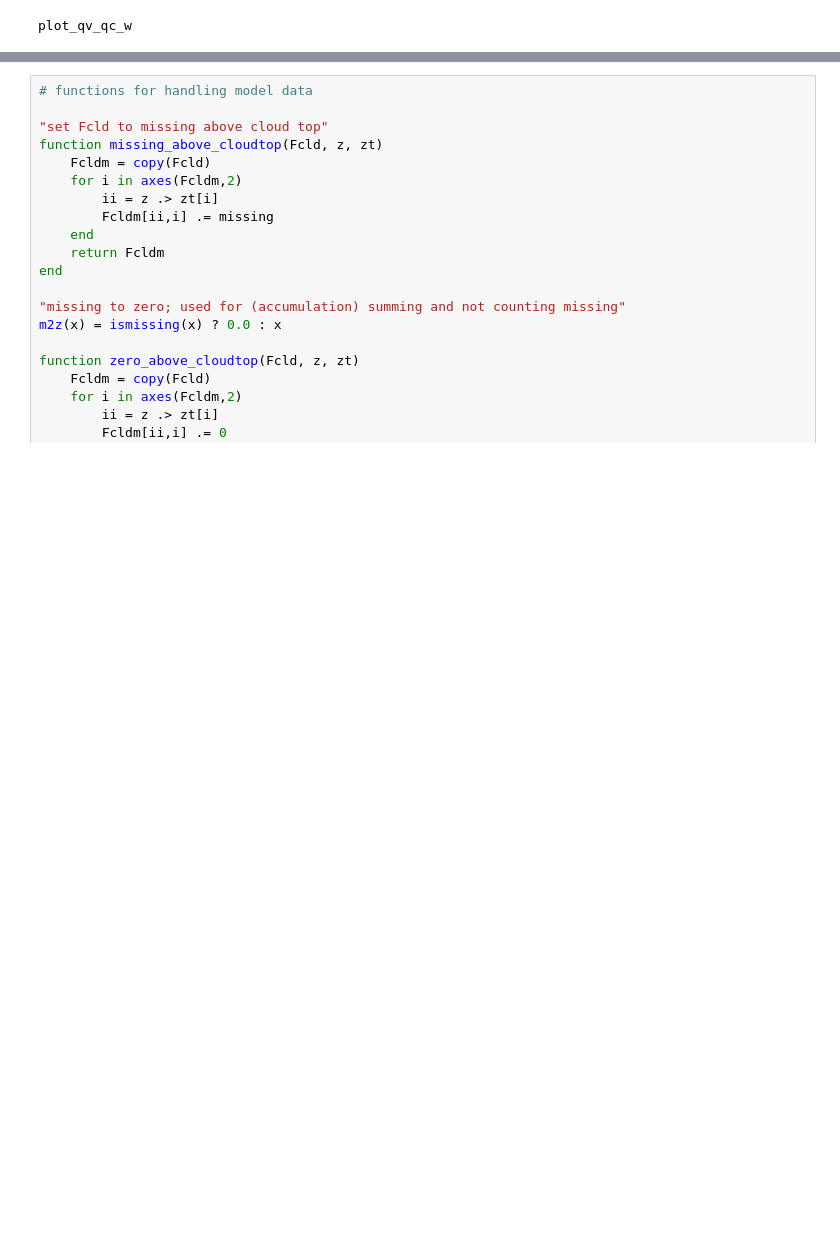
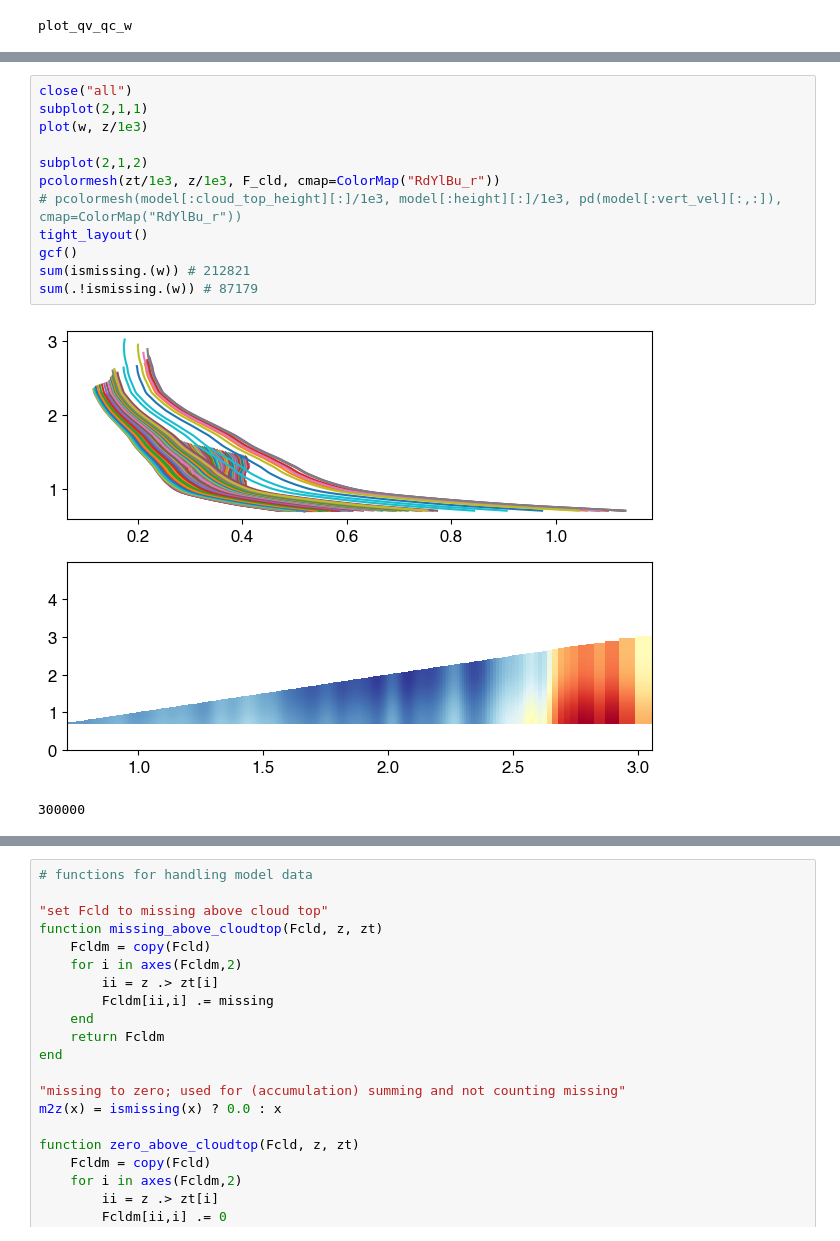
Before and after one commit to deszoeke/trade-cu-model, a Jupyter notebook: src/julia/flux-model-xp53.ipynb, the cells around one changed output, grey strips where cells are left out. Drawn from its saved outputs; the diff is of its cells as text; blank space fills up the shorter version.

Commit message:
update flux_model-xp53

```diff
--- a/src/julia/flux-model-xp53.ipynb
+++ b/src/julia/flux-model-xp53.ipynb
@@ -982,2 +1087,17 @@ sum(.!ismissing.(model[:vert_vel][:,:])) # 87179
+# %%
+close("all")
+subplot(2,1,1)
+plot(w, z/1e3)
+
+subplot(2,1,2)
+pcolormesh(zt/1e3, z/1e3, F_cld, cmap=ColorMap("RdYlBu_r"))
+# pcolormesh(model[:cloud_top_height][:]/1e3, model[:height][:]/1e3, pd(model[:vert_vel][:,:]), cmap=ColorMap("RdYlBu_r"))
+tight_layout()
+gcf()
+sum(ismissing.(w)) # 212821
+sum(.!ismissing.(w)) # 87179
+# %% [output]
+[figure, added]
+300000
 # %%
 # subset w to diagnose vertical modes
```
Also changed, not shown: parts of 34 cells of this notebook, 1 other file.
